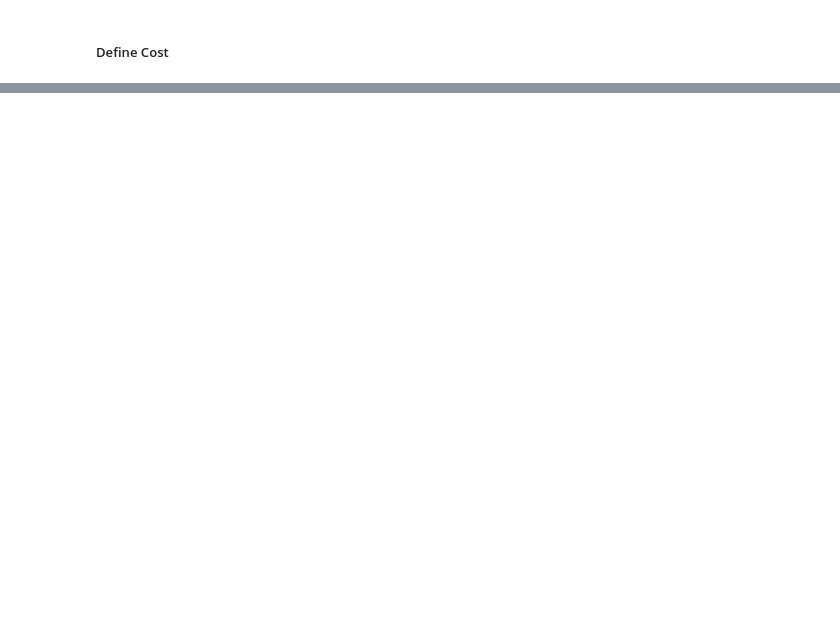
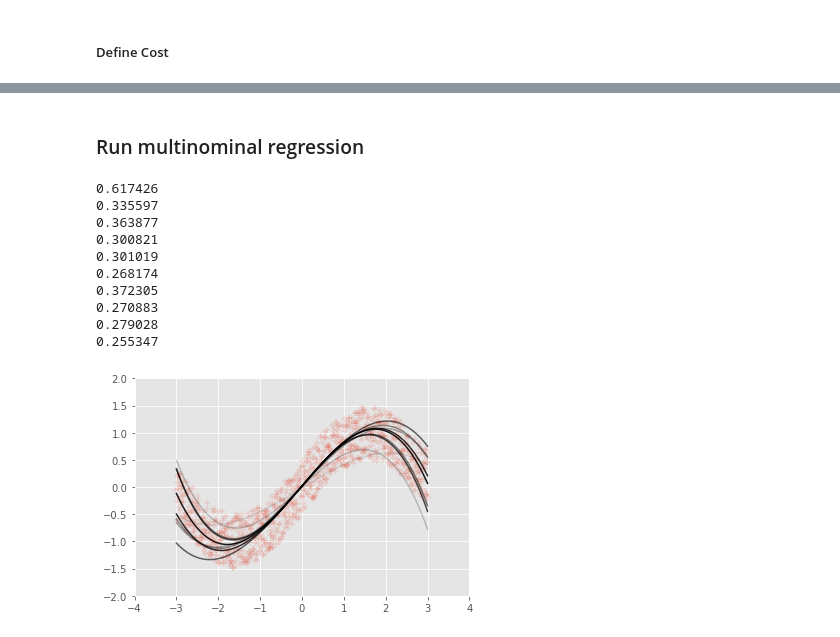
Before and after one commit to johnsonice/tensorflow, a Jupyter notebook: notebooks/2_neuro_network.ipynb, the cells around one changed output, grey strips where cells are left out. Saved outputs shown, nothing was run; the diff lists cells and outputs as text; code cells hidden in the pictures; blank space fills up the shorter version.

```diff
--- a/notebooks/2_neuro_network.ipynb
+++ b/notebooks/2_neuro_network.ipynb
@@ -54,0 +147,24 @@ cost = distance(Y_pred, Y)
+# %% [markdown]
+### Run multinominal regression
+# %%
+Y_pred = tf.Variable(tf.random_normal([1]), name='bias')
+for pow_i in range(0, 4):
+    W = tf.Variable(
+        tf.random_normal([1], stddev=0.1), name='weight_%d' % pow_i)
+    Y_pred = tf.add(tf.multiply(tf.pow(X, pow_i), W), Y_pred)
+    ## this is basically making Y_pred = X*W+B : X = [x,x**2 etc]
+
+# And then we'll retrain with our new Y_pred
+train(X, Y, Y_pred)
+# %% [output]
+0.617426
+0.335597
+0.363877
+0.300821
+0.301019
+0.268174
+0.372305
+0.270883
+0.279028
+0.255347
+[figure, added]
```
Also changed, not shown: parts of 28 cells of this notebook, 6 other files.
